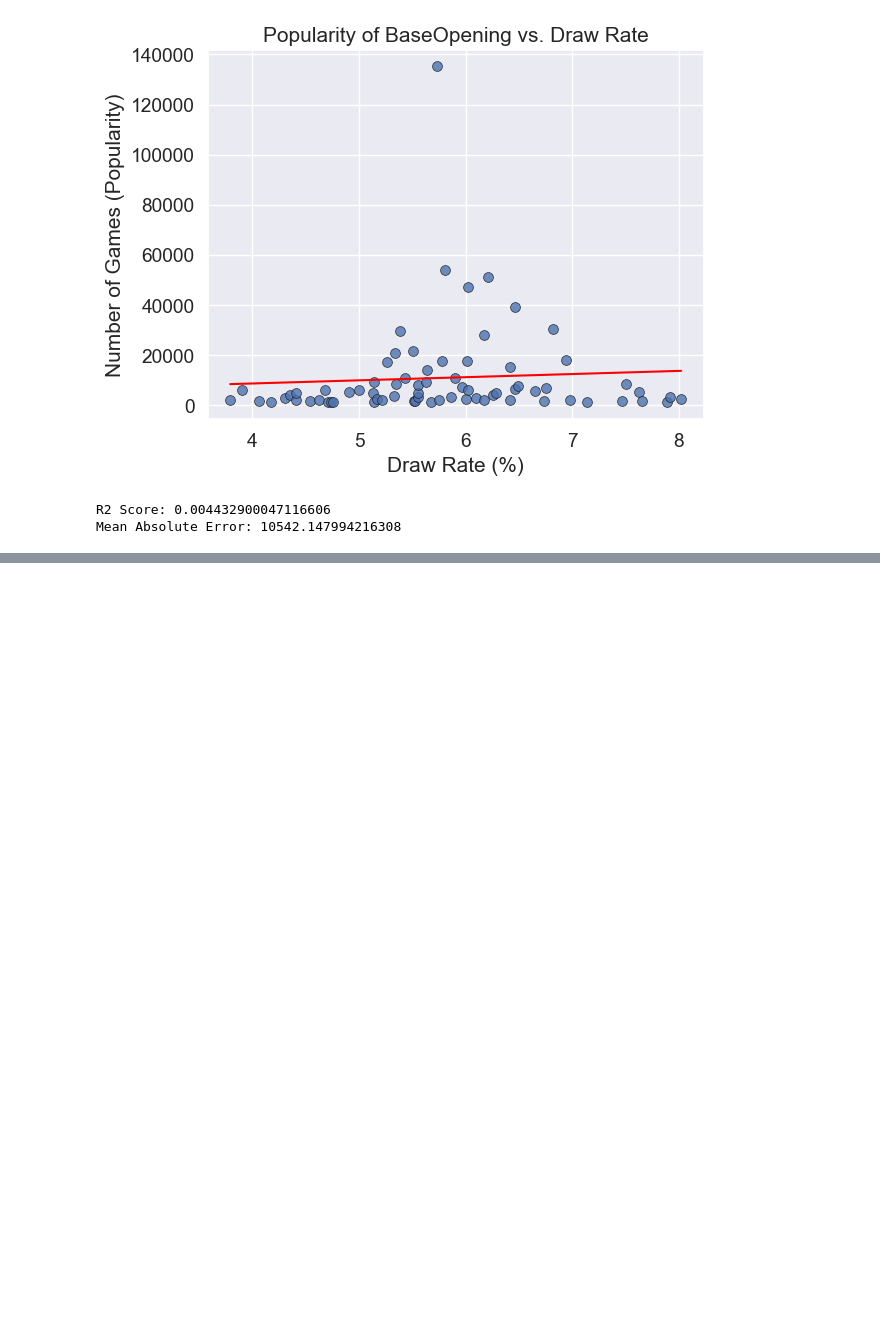
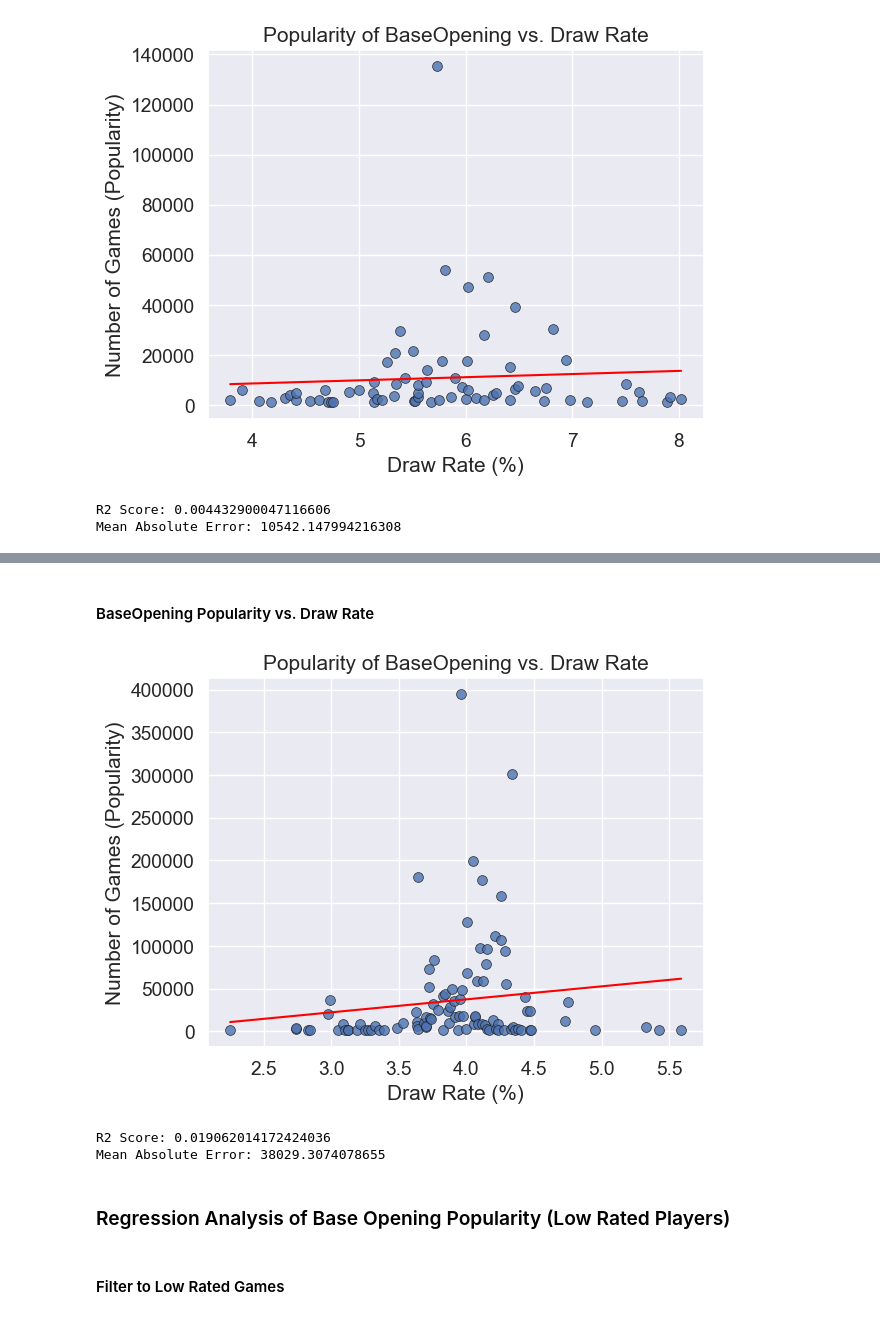
Before and after one commit to IsaacCheng9/machine-learning-in-chess, a Jupyter notebook: src/analyse_chess_data.ipynb, the cells around one changed output, grey strips where cells are left out. Cells and saved outputs as stored; diff of their text form; code cells hidden in the pictures; blank space fills up the shorter version.

```diff
--- a/src/analyse_chess_data.ipynb
+++ b/src/analyse_chess_data.ipynb
@@ -2183,0 +2315,42 @@ Mean Absolute Error: 10542.147994216308
+# %% [markdown]
+#### BaseOpening Popularity vs. Draw Rate
+# %%
+# Extract the popularity (number of games) and draw rate (1/2-1/2) for
+# each BaseOpening.
+regression_data = result_percentages_pivot_sorted[["NumberOfGames", "1/2-1/2"]]
+
+# Create the linear regression model.
+lr = LinearRegression()
+X = regression_data[["1/2-1/2"]]
+y = regression_data["NumberOfGames"]
+lr.fit(X, y)
+
+# Create a scatter plot with the data.
+scatter = sns.scatterplot(
+    x="1/2-1/2",
+    y="NumberOfGames",
+    data=regression_data,
+    s=50,
+    edgecolor="k",
+    alpha=0.8,
+)
+sns.set(font_scale=1.25)
+sns.lineplot(
+    x=regression_data["1/2-1/2"],
+    y=lr.predict(X),
+    color="red",
+)
+scatter.set(xlabel="Draw Rate (%)", ylabel="Number of Games (Popularity)")
+scatter.set_title("Popularity of BaseOpening vs. Draw Rate")
+plt.show()
+
+print(f"R2 Score: {r2_score(y, lr.predict(X))}")
+print(f"Mean Absolute Error: {mean_absolute_error(y, lr.predict(X))}")
+# %% [output]
+[figure, added]
+R2 Score: 0.019062014172424036
+Mean Absolute Error: 38029.3074078655
+# %% [markdown]
+### Regression Analysis of Base Opening Popularity (Low Rated Players)
+# %% [markdown]
+#### Filter to Low Rated Games
```
Also changed, not shown: parts of 17 cells of this notebook.
